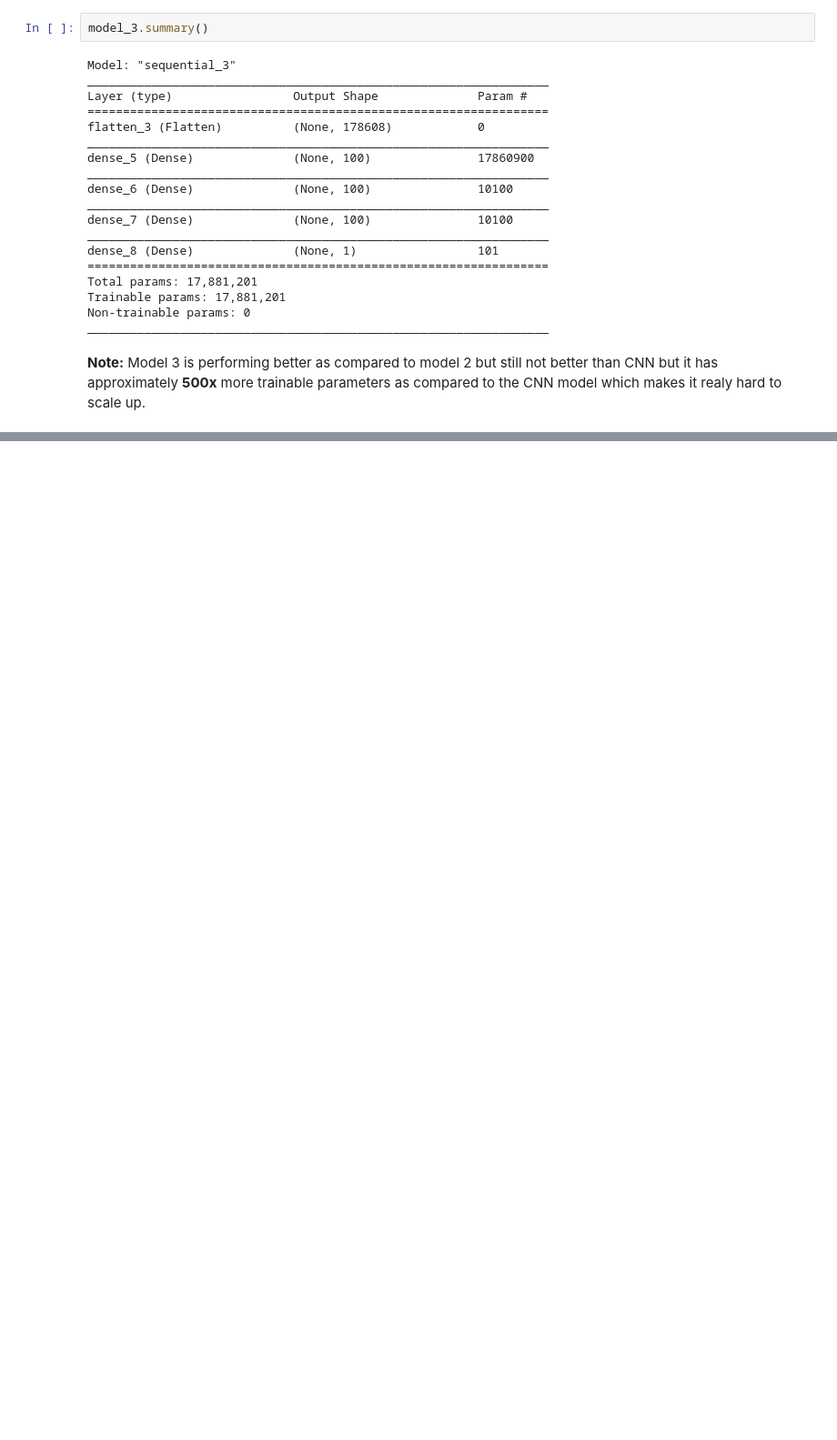
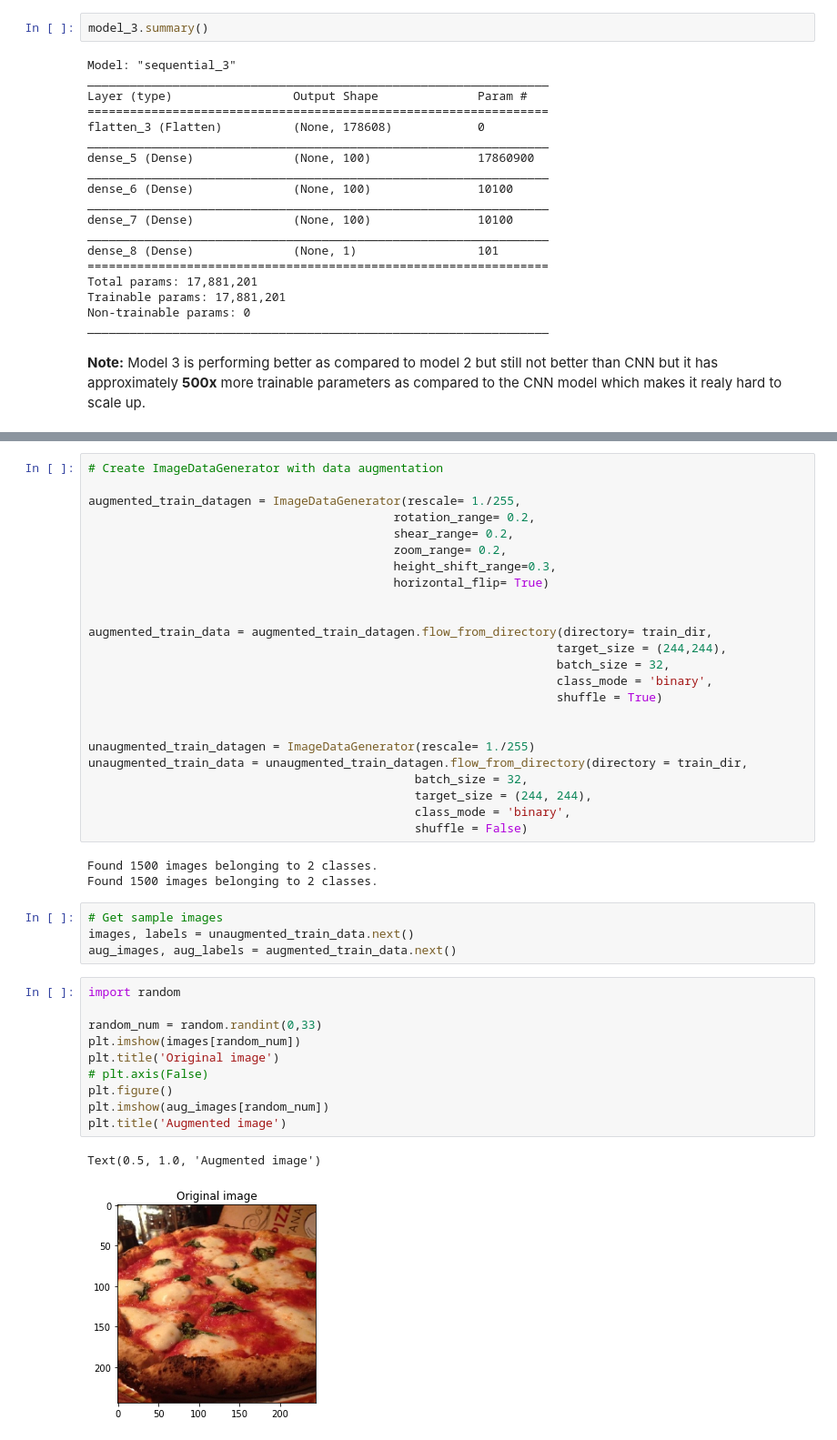
Before and after one commit to prakashabhishek/deep_learning_with_tensorflow, a Jupyter notebook: 04_convolution_neural_network.ipynb, the cells around one changed output, grey strips where cells are left out. Shown: that part at 91% size. Cells and saved outputs as stored; diff of their text form; blank space fills up the shorter version.

```diff
--- a/04_convolution_neural_network.ipynb
+++ b/04_convolution_neural_network.ipynb
@@ -294,0 +421,44 @@ _________________________________________________________________
+# %%
+# Create ImageDataGenerator with data augmentation
+
+augmented_train_datagen = ImageDataGenerator(rescale= 1./255,
+                                           rotation_range= 0.2,
+                                           shear_range= 0.2,
+                                           zoom_range= 0.2,
+                                           height_shift_range=0.3,
+                                           horizontal_flip= True)
+
+
+augmented_train_data = augmented_train_datagen.flow_from_directory(directory= train_dir,
+                                                                  target_size = (244,244),
+                                                                  batch_size = 32,
+                                                                  class_mode = 'binary',
+                                                                  shuffle = True)
+
+
+unaugmented_train_datagen = ImageDataGenerator(rescale= 1./255)
+unaugmented_train_data = unaugmented_train_datagen.flow_from_directory(directory = train_dir,
+                                              batch_size = 32,
+                                              target_size = (244, 244),
+                                              class_mode = 'binary',
+                                              shuffle = False)
+# %% [output]
+Found 1500 images belonging to 2 classes.
+Found 1500 images belonging to 2 classes.
+# %%
+# Get sample images
+images, labels = unaugmented_train_data.next()
+aug_images, aug_labels = augmented_train_data.next()
+# %%
+import random
+
+random_num = random.randint(0,33)
+plt.imshow(images[random_num])
+plt.title('Original image')
+# plt.axis(False)
+plt.figure()
+plt.imshow(aug_images[random_num])
+plt.title('Augmented image')
+# %% [output]
+Text(0.5, 1.0, 'Augmented image')
+[figure, added]
```
Also changed, not shown: parts of 25 cells of this notebook, 3 other files.
